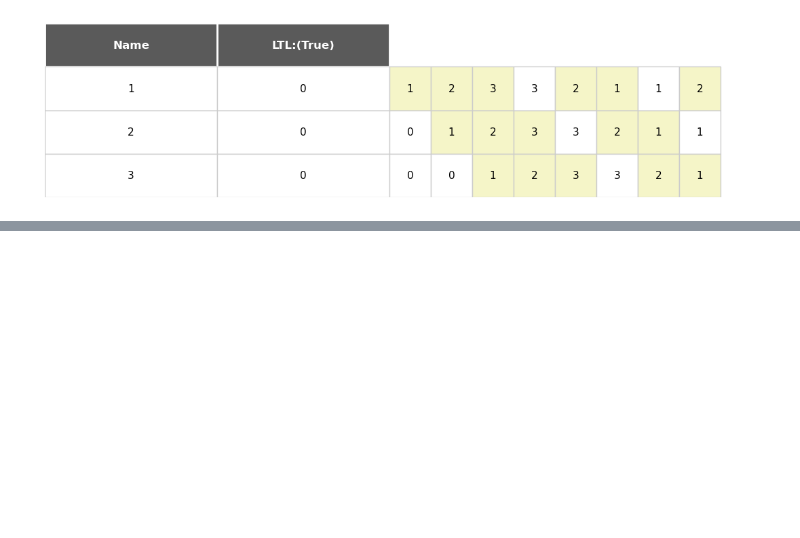
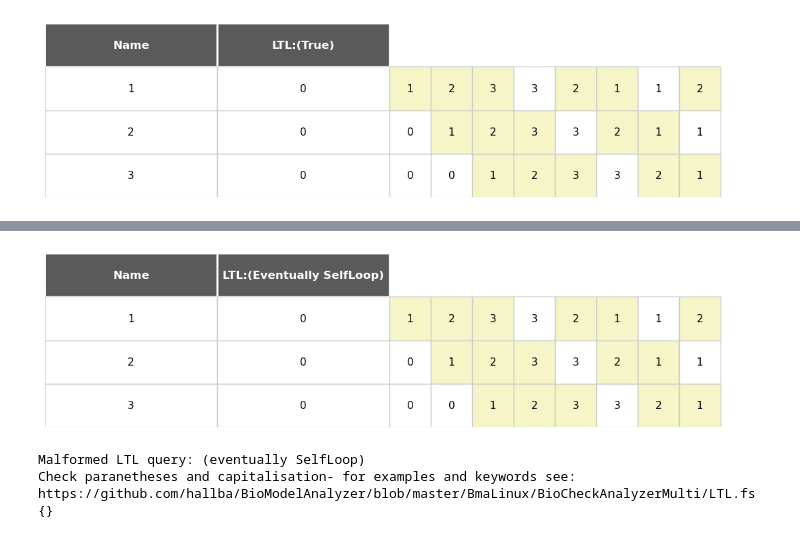
Before and after one commit to hallba/pybma, a Jupyter notebook: examples/ExampleNotebook.ipynb, the cells around one changed output, grey strips where cells are left out. Saved outputs shown, nothing was run; the diff lists cells and outputs as text; code cells hidden in the pictures; blank space fills up the shorter version.

```diff
--- a/examples/ExampleNotebook.ipynb
+++ b/examples/ExampleNotebook.ipynb
@@ -328,0 +333,12 @@ Error
+# %%
+simulation_table(findFixpoint["negTrace"],"LTL:"+findFixpoint["LTL"])
+# %% [output]
+[figure, added]
+# %%
+malformed = pybma.testQuery("(eventually SelfLoop)",qn,10)
+print(malformed)
+# %% [output]
+Malformed LTL query: (eventually SelfLoop)
+Check paranetheses and capitalisation- for examples and keywords see:
+https://github.com/hallba/BioModelAnalyzer/blob/master/BmaLinux/BioCheckAnalyzerMulti/LTL.fs
+{}
```
Also changed, not shown: parts of 2 cells of this notebook, 1 other file.
